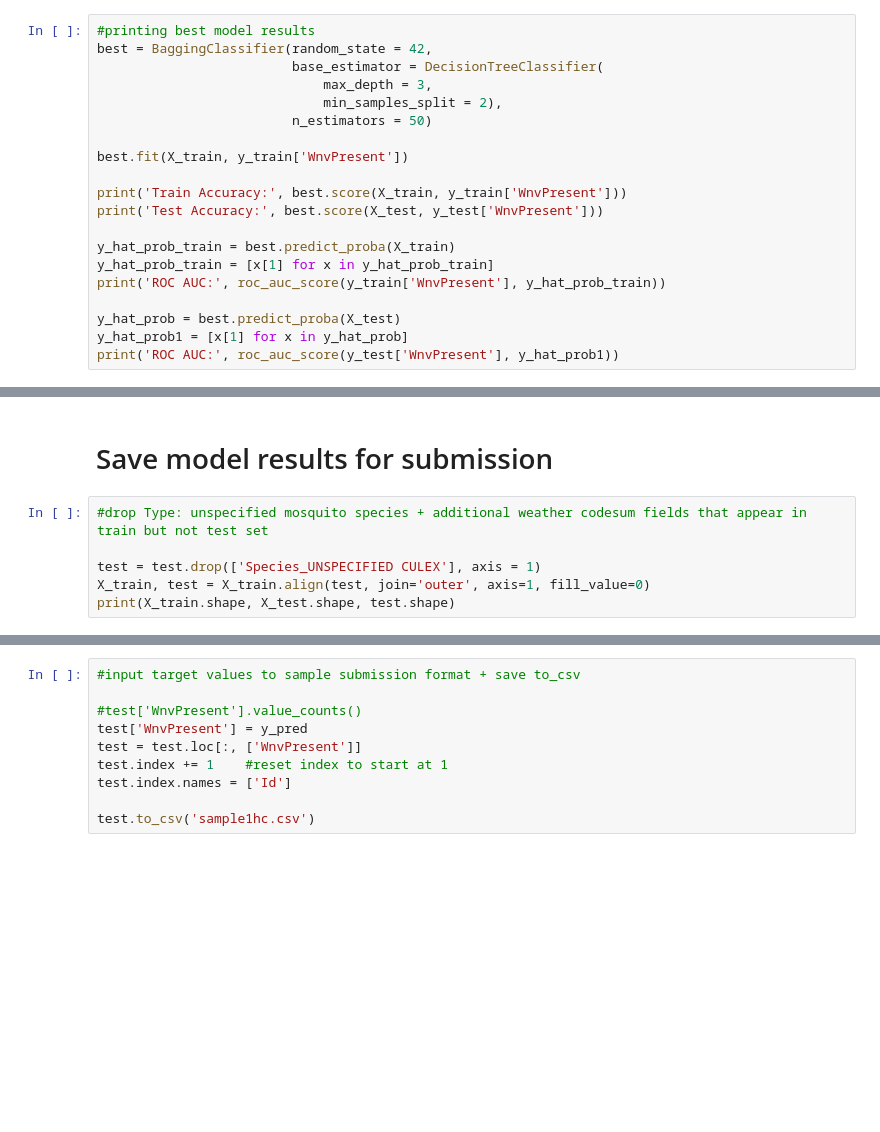
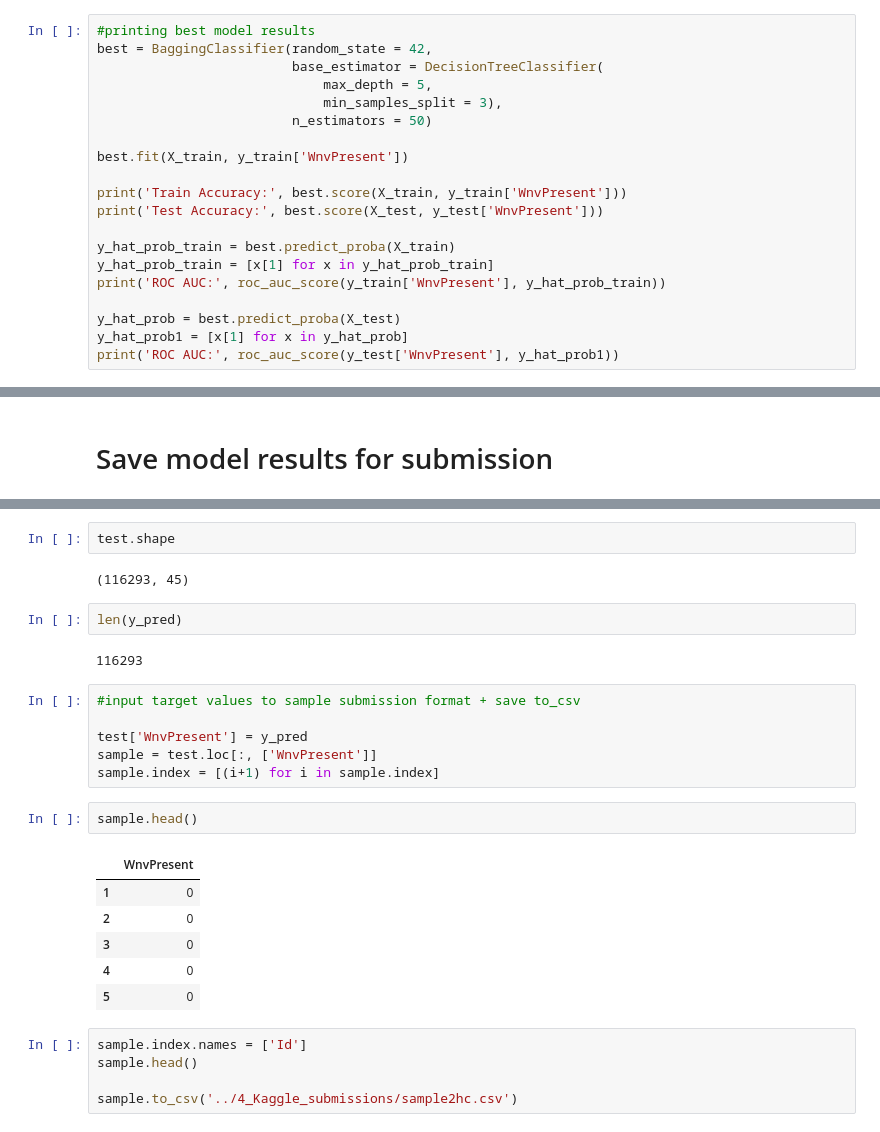
Before and after one commit to helencai62/CDC_WNV_project, a Jupyter notebook: 2_Models/Model_DecisionTree.ipynb, the cells around one changed output, grey strips where cells are left out. Cells and saved outputs as stored; diff of their text form; blank space fills up the shorter version.

Commit message:
trying kaggle submissions

```diff
--- a/2_Models/Model_DecisionTree.ipynb
+++ b/2_Models/Model_DecisionTree.ipynb
@@ -292,8 +337,8 @@ summary_df
 #printing best model results
 best = BaggingClassifier(random_state = 42,
                          base_estimator = DecisionTreeClassifier(
-                             max_depth = 3,
-                             min_samples_split = 2),
+                             max_depth = 5,
+                             min_samples_split = 3),
                          n_estimators = 50)
 
 best.fit(X_train, y_train['WnvPresent'])
@@ -534,12 +578,6 @@ plt.show()
 [figure]
 # %% [markdown]
 # Save model results for submission
-# %%
-#drop Type: unspecified mosquito species + additional weather codesum fields that appear in train but not test set
-
-test = test.drop(['Species_UNSPECIFIED CULEX'], axis = 1)
-X_train, test = X_train.align(test, join='outer', axis=1, fill_value=0)
-print(X_train.shape, X_test.shape, test.shape)
 # %%
 #predict target WnvPresent in test_merge_all.csv
 y_pred = best.predict(test)
@@ -549,11 +588,29 @@ pd.Series(y_pred).value_counts()
 dtype: int64
+# %%
+test.shape
+# %% [output]
+(116293, 45)
+# %%
+len(y_pred)
+# %% [output]
+116293
 # %%
 #input target values to sample submission format + save to_csv
 
-#test['WnvPresent'].value_counts()
 test['WnvPresent'] = y_pred
-test = test.loc[:, ['WnvPresent']]
-test.index += 1    #reset index to start at 1
-test.index.names = ['Id']
-
-test.to_csv('sample1hc.csv')
+sample = test.loc[:, ['WnvPresent']]
+sample.index = [(i+1) for i in sample.index]
+# %%
+sample.head()
+# %% [output]
+|  | WnvPresent |
+| 1 | 0 |
+| 2 | 0 |
+| 3 | 0 |
+| 4 | 0 |
+| 5 | 0 |
+# %%
+sample.index.names = ['Id']
+sample.head()
+
+sample.to_csv('../4_Kaggle_submissions/sample2hc.csv')
```
Also changed, not shown: parts of 17 cells of this notebook, 2 other files.
